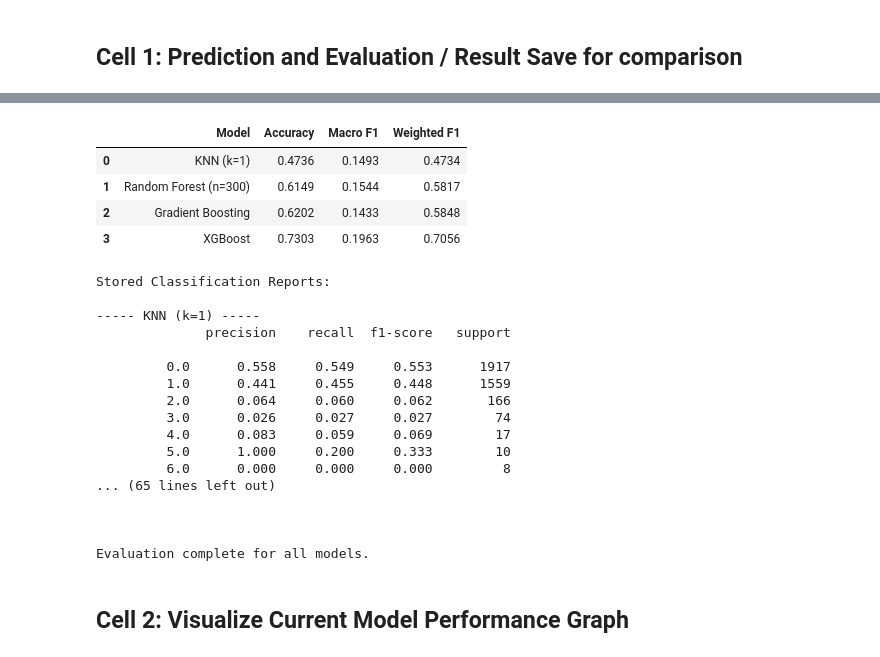
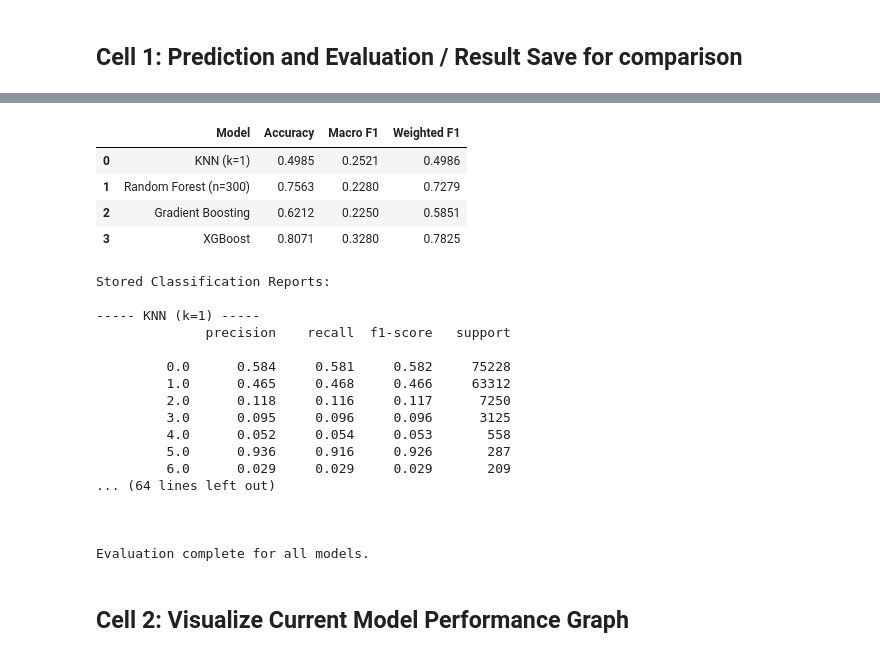
Before and after one commit to AVC-CS/SCCUR2025-ML-PKhands, a Jupyter notebook: notebooks/02_train_models_imbalanced.ipynb, the cells around one changed output, grey strips where cells are left out. Saved outputs shown, nothing was run; the diff lists cells and outputs as text; code cells hidden in the pictures.

```diff
--- a/notebooks/02_train_models_imbalanced.ipynb
+++ b/notebooks/02_train_models_imbalanced.ipynb
@@ -25,7 +25,8 @@ stored_preds = {}
 # Prepare data for evaluation
 # ----------------------------
 # Load the original unbalanced dataset correctly
-df = pd.read_csv('../data/poker-hand-training-true.data', header=None)
+# df = pd.read_csv('../data/poker-hand-training-true.data', header=None)
+df = pd.read_csv('../data/poker-hand-testing.data', header=None)
 df.columns = ['S1','R1','S2','R2','S3','R3','S4','R4','S5','R5','ORD']
 df = df.apply(pd.to_numeric, errors='coerce')
 df = df.dropna()
@@ -111,30 +109,30 @@ Intel MKL WARNING: Support of Intel(R) Streaming SIMD Extensions 4.2 (Intel(R) S
 === Evaluating KNN (k=1) ===
 
 === Evaluating Random Forest (n=300) ===
 
 === Evaluating Gradient Boosting ===
 
 === Evaluating XGBoost ===
 
 Model Comparison:
 |  | Model | Accuracy | Macro F1 | Weighted F1 |
-| 0 | KNN (k=1) | 0.4736 | 0.1493 | 0.4734 |
-| 1 | Random Forest (n=300) | 0.6149 | 0.1544 | 0.5817 |
-| 2 | Gradient Boosting | 0.6202 | 0.1433 | 0.5848 |
-| 3 | XGBoost | 0.7303 | 0.1963 | 0.7056 |
+| 0 | KNN (k=1) | 0.4985 | 0.2521 | 0.4986 |
+| 1 | Random Forest (n=300) | 0.7563 | 0.2280 | 0.7279 |
+| 2 | Gradient Boosting | 0.6212 | 0.2250 | 0.5851 |
+| 3 | XGBoost | 0.8071 | 0.3280 | 0.7825 |
 Stored Classification Reports:
 
 ----- KNN (k=1) -----
               precision    recall  f1-score   support
 
-         0.0      0.558     0.549     0.553      1917
-         1.0      0.441     0.455     0.448      1559
-         2.0      0.064     0.060     0.062       166
-         3.0      0.026     0.027     0.027        74
-         4.0      0.083     0.059     0.069        17
-         5.0      1.000     0.200     0.333        10
-         6.0      0.000     0.000     0.000         8
-... (65 lines left out)
+         0.0      0.584     0.581     0.582     75228
+         1.0      0.465     0.468     0.466     63312
+         2.0      0.118     0.116     0.117      7250
+         3.0      0.095     0.096     0.096      3125
+         4.0      0.052     0.054     0.053       558
+         5.0      0.936     0.916     0.926       287
+         6.0      0.029     0.029     0.029       209
+... (64 lines left out)
 
 
 
```
Also changed, not shown: parts of 3 cells of this notebook, 6 other files.
